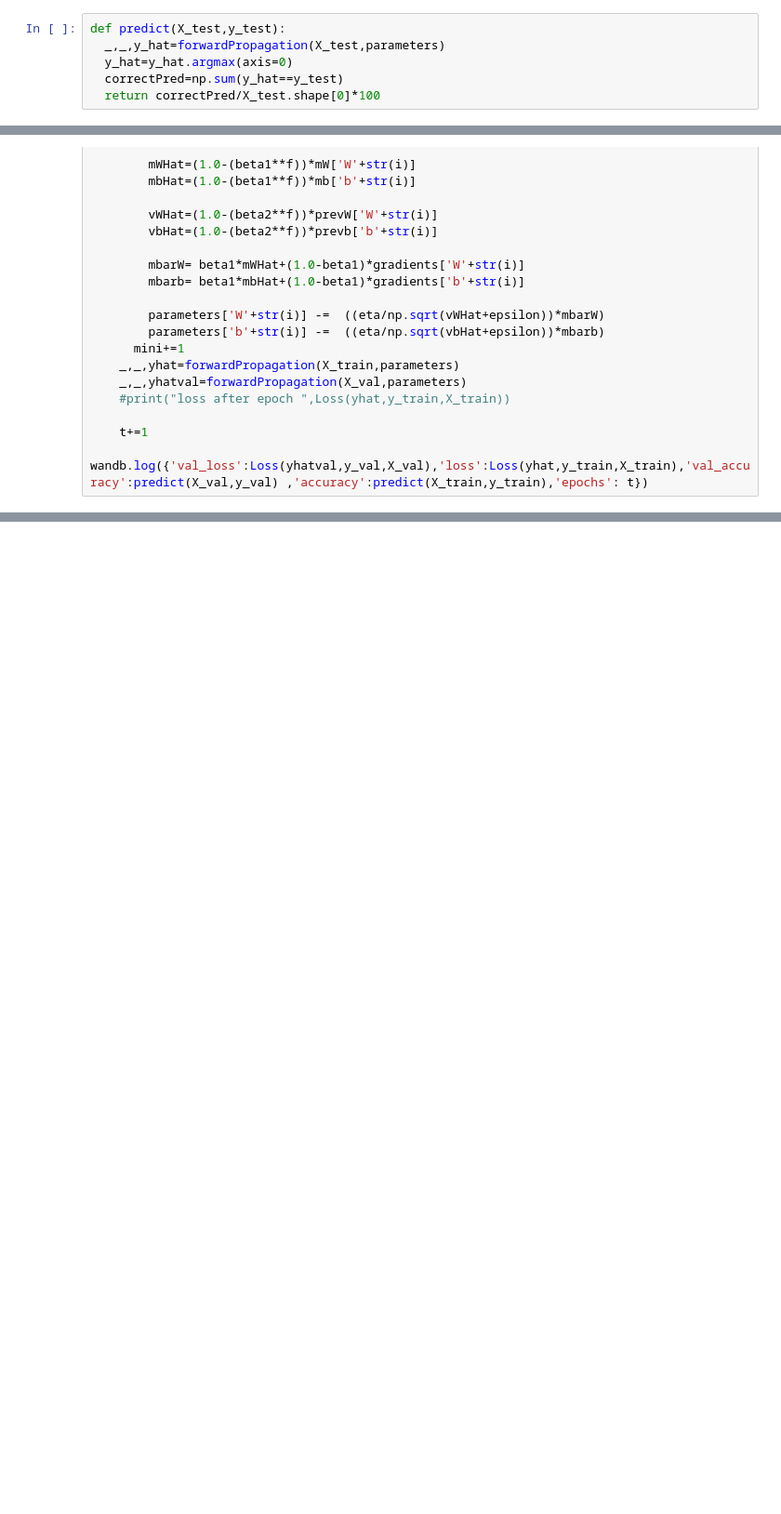
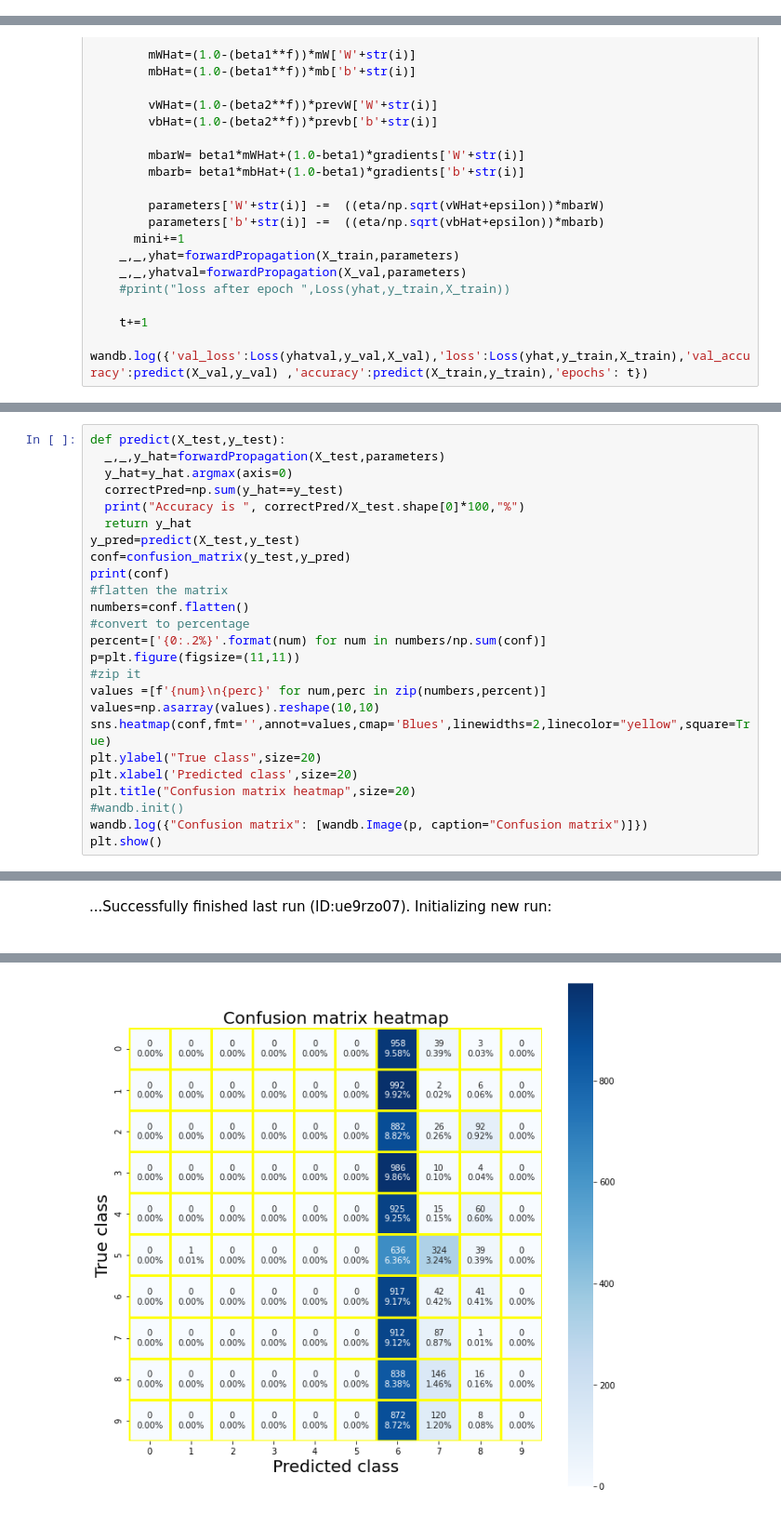
Before and after one commit to aeaswar81/cs6910_deeplearning_assignment_1, a Jupyter notebook: neuralnet_v1.ipynb, the cells around one changed output, grey strips where cells are left out. Shown at 93% size. Drawn from its saved outputs; the diff is of its cells as text; blank space fills up the shorter version.

Commit message:
squared loss confusion matrix added

```diff
--- a/neuralnet_v1.ipynb
+++ b/neuralnet_v1.ipynb
@@ -296,12 +298,6 @@ def parameters_reset(noOfneurons,hiddenlayers,batch,iter,learning,activation):
   parameters['b'+str(noOfHiddenLayers+1)]= np.random.uniform(low=-0.5,high=0.5,size=(l,1))
   #parameters['W'+str(noOfHiddenLayers+1)] = 0+1.5*np.random.randn(l, noOfneuronsEach[-1])
   #parameters['b'+str(noOfHiddenLayers+1)]= 0+1.5*np.random.randn(l,1)
-# %%
-def predict(X_test,y_test):
-  _,_,y_hat=forwardPropagation(X_test,parameters)
-  y_hat=y_hat.argmax(axis=0)
-  correctPred=np.sum(y_hat==y_test)
-  return correctPred/X_test.shape[0]*100
 # %%
 def vanillagradDescent():
   t=0
@@ -514,0 +536,26 @@ Synced wild-sweep-45: https://wandb.ai/aeaswar81/testing/runs/v5oojctf
+# %%
+def predict(X_test,y_test):
+  _,_,y_hat=forwardPropagation(X_test,parameters)
+  y_hat=y_hat.argmax(axis=0)
+  correctPred=np.sum(y_hat==y_test)
+  print("Accuracy is ", correctPred/X_test.shape[0]*100,"%")
+  return y_hat
+y_pred=predict(X_test,y_test)
+conf=confusion_matrix(y_test,y_pred)
+print(conf)
+#flatten the matrix
+numbers=conf.flatten()
+#convert to percentage
+percent=['{0:.2%}'.format(num) for num in numbers/np.sum(conf)]
+p=plt.figure(figsize=(11,11))
+#zip it
+values =[f'{num}\n{perc}' for num,perc in zip(numbers,percent)]
+values=np.asarray(values).reshape(10,10)
+sns.heatmap(conf,fmt='',annot=values,cmap='Blues',linewidths=2,linecolor="yellow",square=True)
+plt.ylabel("True class",size=20)
+plt.xlabel('Predicted class',size=20)
+plt.title("Confusion matrix heatmap",size=20)
+#wandb.init()
+wandb.log({"Confusion matrix": [wandb.Image(p, caption="Confusion matrix")]})
+plt.show()
+# %% [output]
@@ -514,0 +594 @@ Synced wild-sweep-45: https://wandb.ai/aeaswar81/testing/runs/v5oojctf
+...Successfully finished last run (ID:ue9rzo07). Initializing new run:
@@ -514,0 +600 @@ Synced wild-sweep-45: https://wandb.ai/aeaswar81/testing/runs/v5oojctf
+[figure, added]
```
Also changed, not shown: parts of 8 cells of this notebook.
